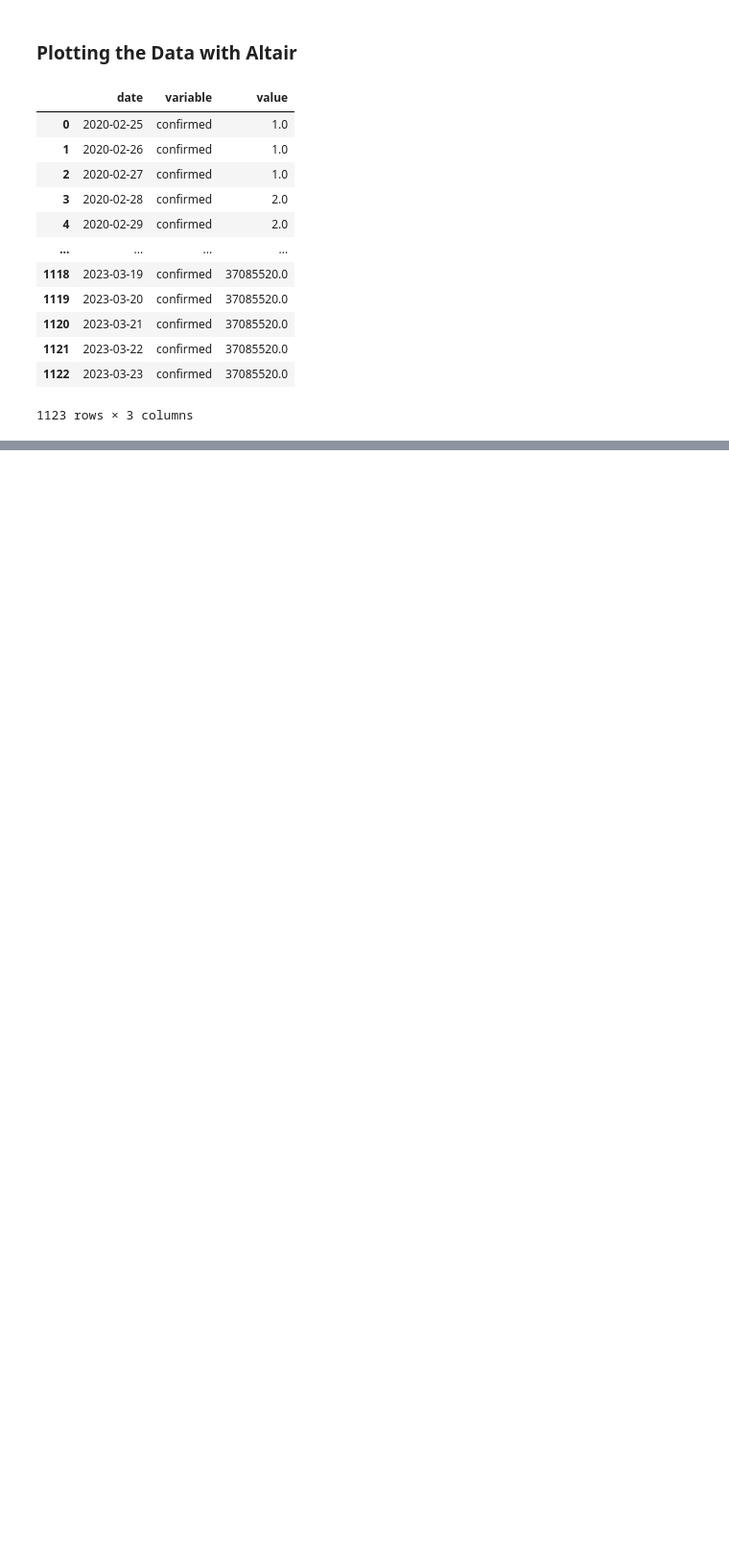
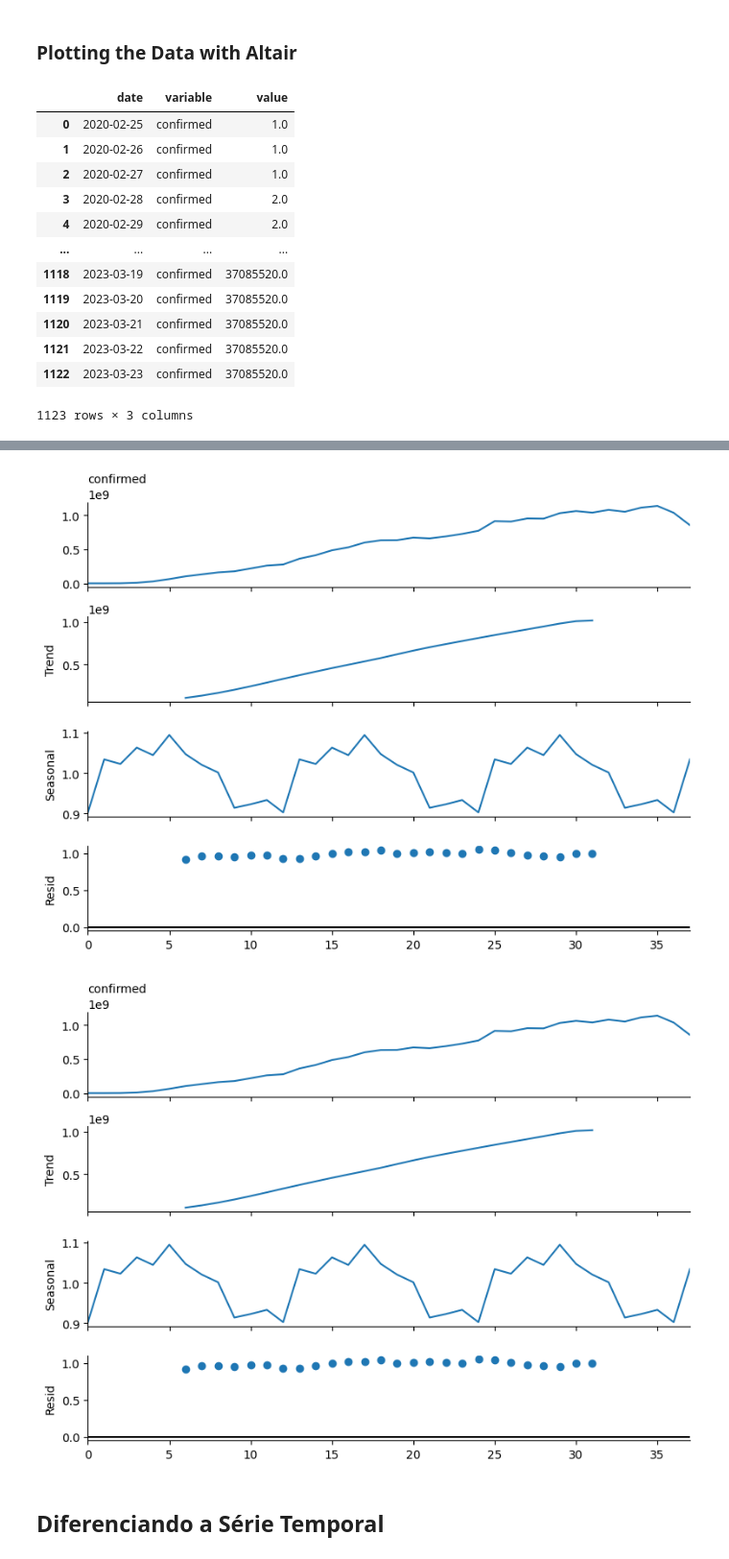
Before and after one commit to heitortanoue/time-series, a Jupyter notebook: python/streamlit/notebooks/test.ipynb, the cells around one changed output, grey strips where cells are left out. Shown: that part at 96% size. Saved outputs shown, nothing was run; the diff lists cells and outputs as text; code cells hidden in the pictures; blank space fills up the shorter version.

```diff
--- a/python/streamlit/notebooks/test.ipynb
+++ b/python/streamlit/notebooks/test.ipynb
@@ -238,0 +286,7 @@ alt.Chart(data=br_confirmed.reset_index().melt(id_vars='date')).mark_line().enco
+# %%
+multiplicative_decomposition.plot()
+# %% [output]
+[figure, added]
+[figure, added]
+# %% [markdown]
+## Diferenciando a Série Temporal
```
Also changed, not shown: parts of 19 cells of this notebook, 9 other files.
